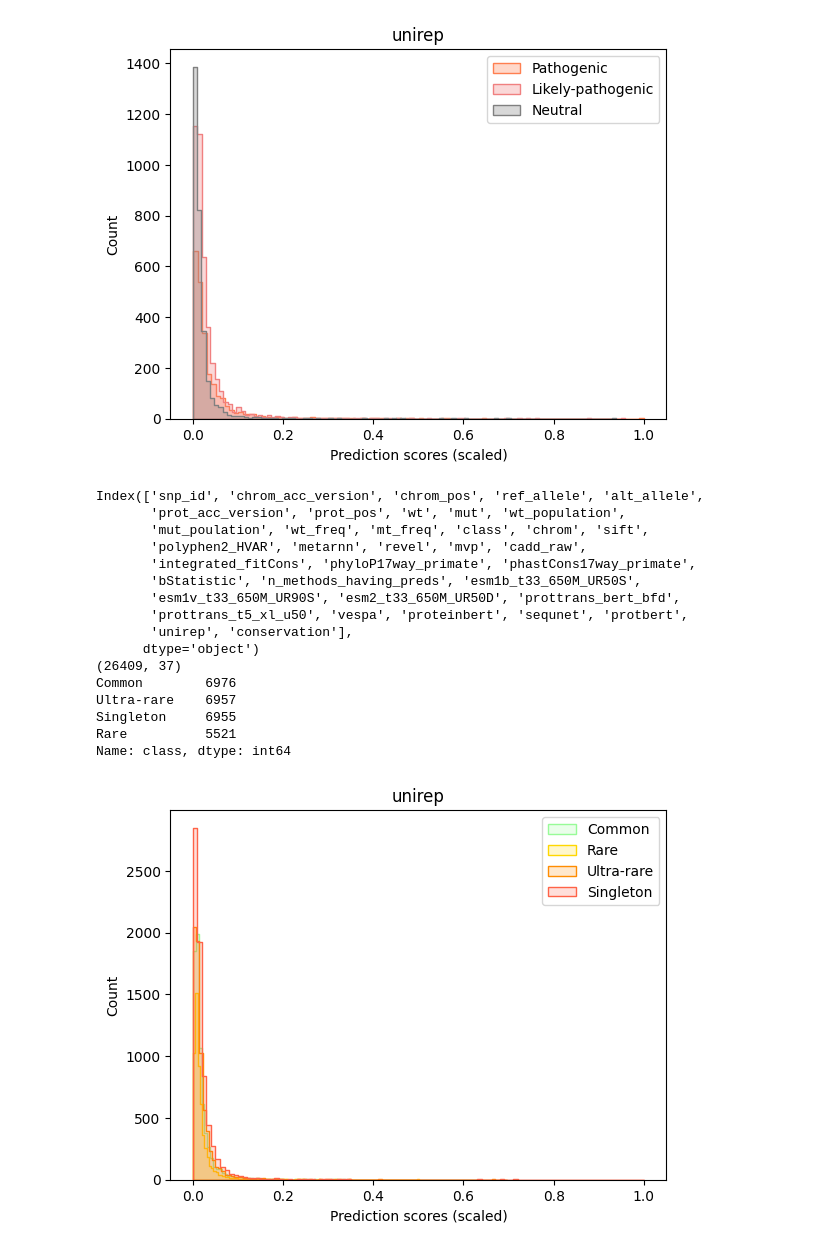
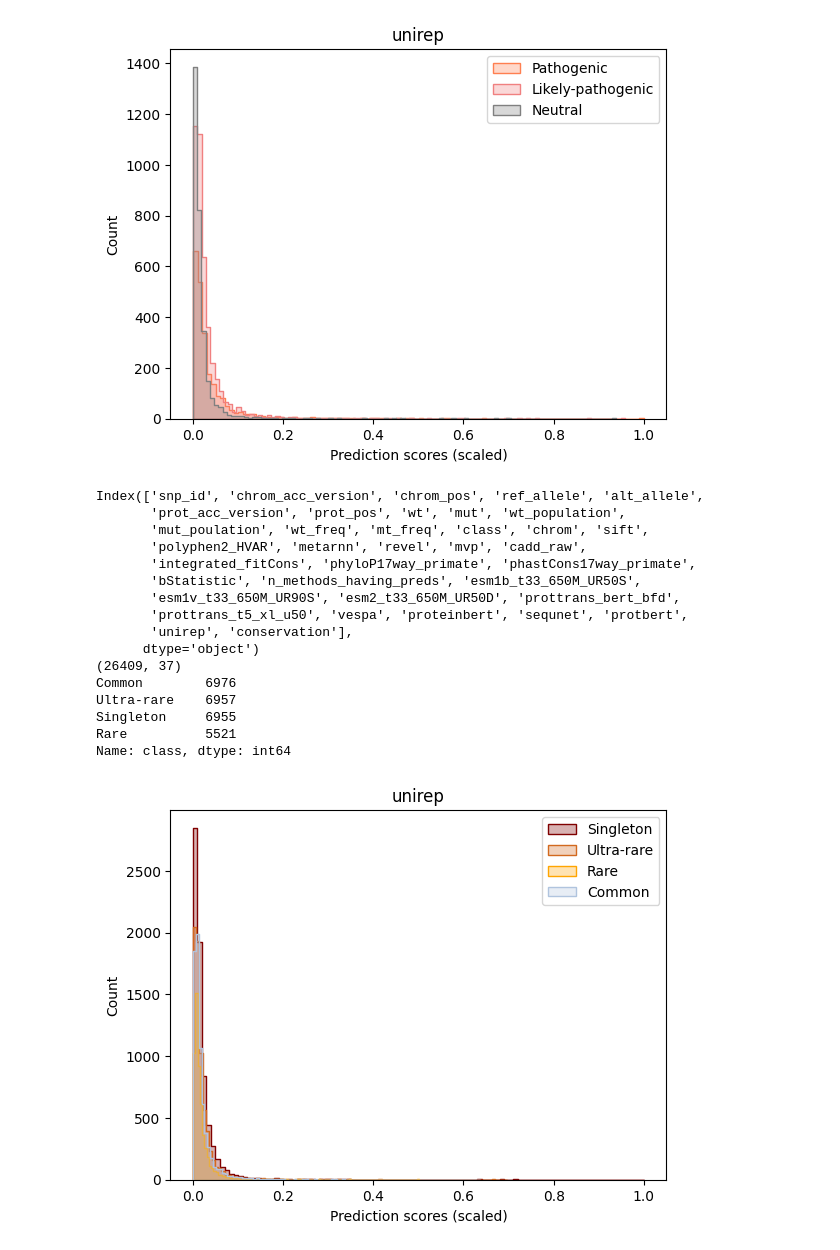
Before and after one commit to akabiraka/variant_effect_analysis, a Jupyter notebook: models/aa_common/plot_scores_distributions.ipynb, the cells around one changed output. Drawn from its saved outputs; the diff is of its cells as text; code cells hidden in the pictures.

```diff
--- a/models/aa_common/plot_scores_distributions.ipynb
+++ b/models/aa_common/plot_scores_distributions.ipynb
@@ -30,9 +31,9 @@ def plot_pmd_distribution(df, method_name):
 
     bins = 100 # 20, 100, 500
 
-    sns.histplot(effect["pred"], bins=bins, label=f"Effect", element="step", alpha=.2, color="darkred")
-    sns.histplot(knock_out["pred"], bins=bins, label=f"Knock-out", element="step", alpha=.2, color="red")
-    sns.histplot(no_effect["pred"], bins=bins, label=f"No-effect", element="step", alpha=.2, color="darkblue")
+    sns.histplot(effect["pred"], bins=bins, label=f"Effect", element="step", alpha=.2, color=pmd_colors_dict["Effect"])
+    sns.histplot(knock_out["pred"], bins=bins, label=f"Knock-out", element="step", alpha=.2, color=pmd_colors_dict["Knock-out"])
+    sns.histplot(no_effect["pred"], bins=bins, label=f"No-effect", element="step", alpha=.2, color=pmd_colors_dict["No-effect"])
 
     plt.title(f"{method_name}")
     plt.legend()
@@ -75,9 +76,9 @@ def plot_patho_distribution(df, method_name):
 
     bins = 100 # 20, 100, 500
 
-    sns.histplot(patho["pred"], bins=bins, label=f"Pathogenic", element="step", alpha=.3, color="coral")
-    sns.histplot(likelypatho["pred"], bins=bins, label=f"Likely-pathogenic", element="step", alpha=.3, color="lightcoral")
-    sns.histplot(neutral["pred"], bins=bins, label=f"Neutral", element="step", alpha=.3, color="gray")
+    sns.histplot(patho["pred"], bins=bins, label=f"Pathogenic", element="step", alpha=.3, color=patho_colors_dict["Pathogenic"])
+    sns.histplot(likelypatho["pred"], bins=bins, label=f"Likely-pathogenic", element="step", alpha=.3, color=patho_colors_dict["Likely-pathogenic"])
+    sns.histplot(neutral["pred"], bins=bins, label=f"Neutral", element="step", alpha=.3, color=patho_colors_dict["Neutral"])
 
     plt.title(f"{method_name}")
     plt.legend()
@@ -122,39 +123,40 @@ def plot_popu_freq_distribution(df, method_name):
     # print(effect.shape, knock_out.shape, no_effect.shape)
     bins = 100 # 20, 100, 500
 
-    sns.histplot(common["pred"], bins=bins, label=f"Common", element="step", alpha=.2, color="palegreen")
-    sns.histplot(rare["pred"], bins=bins, label=f"Rare", element="step", alpha=.2, color="gold")
-    sns.histplot(ultra_rare["pred"], bins=bins, label=f"Ultra-rare", element="step", alpha=.2, color="darkorange")
-    sns.histplot(singleton["pred"], bins=bins, label=f"Singleton", element="step", alpha=.2, color="tomato")
+    sns.histplot(singleton["pred"], bins=bins, label=f"Singleton", element="step", alpha=.3, color=popu_freq_colors_dict["Singleton"])
+    sns.histplot(ultra_rare["pred"], bins=bins, label=f"Ultra-rare", element="step", alpha=.3, color=popu_freq_colors_dict["Ultra-rare"])
+    sns.histplot(rare["pred"], bins=bins, label=f"Rare", element="step", alpha=.3, color=popu_freq_colors_dict["Rare"])
+    sns.histplot(common["pred"], bins=bins, label=f"Common", element="step", alpha=.3, color=popu_freq_colors_dict["Common"])
 
     plt.title(f"{method_name}")
     plt.legend()
     plt.xlabel("Prediction scores (scaled)")
     plt.ylabel("Count")
     # plt.show()
     plt.savefig(home_dir+f"models/aa_common/plots_scores_distribution/popu_freq/{method_name}.png", dpi=300, format="png", bbox_inches='tight', pad_inches=0.0)
 
 df = get_merged_scores_df("popu_freq", home_dir)
 for i, method_name in enumerate(method_names):
+    # method_name = "esm1b_t33_650M_UR50S"
     if method_name=="random_classifier": df[method_name] = [random.uniform(0, 1) for i in range(df.shape[0])]
     df["pred"]=(df[method_name]-df[method_name].min())/(df[method_name].max()-df[method_name].min()) # scaling prediction scores between [0, 1]
     plot_popu_freq_distribution(df, method_name)
-    # if i==3: break
+    # break
 # %% [output]
 Index(['snp_id', 'chrom_acc_version', 'chrom_pos', 'ref_allele', 'alt_allele',
        'prot_acc_version', 'prot_pos', 'wt', 'mut', 'wt_population',
        'mut_poulation', 'wt_freq', 'mt_freq', 'class', 'chrom', 'sift',
        'polyphen2_HVAR', 'metarnn', 'revel', 'mvp', 'cadd_raw',
        'integrated_fitCons', 'phyloP17way_primate', 'phastCons17way_primate',
        'bStatistic', 'n_methods_having_preds', 'esm1b_t33_650M_UR50S',
        'esm1v_t33_650M_UR90S', 'esm2_t33_650M_UR50D', 'prottrans_bert_bfd',
        'prottrans_t5_xl_u50', 'vespa', 'proteinbert', 'sequnet', 'protbert',
        'unirep', 'conservation'],
       dtype='object')
 (26409, 37)
 Common        6976
 Ultra-rare    6957
 Singleton     6955
 Rare          5521
 Name: class, dtype: int64
-[figure, old version]
+[figure, new version]
```
Also changed, not shown: parts of 1 cell of this notebook, 6 other files.
